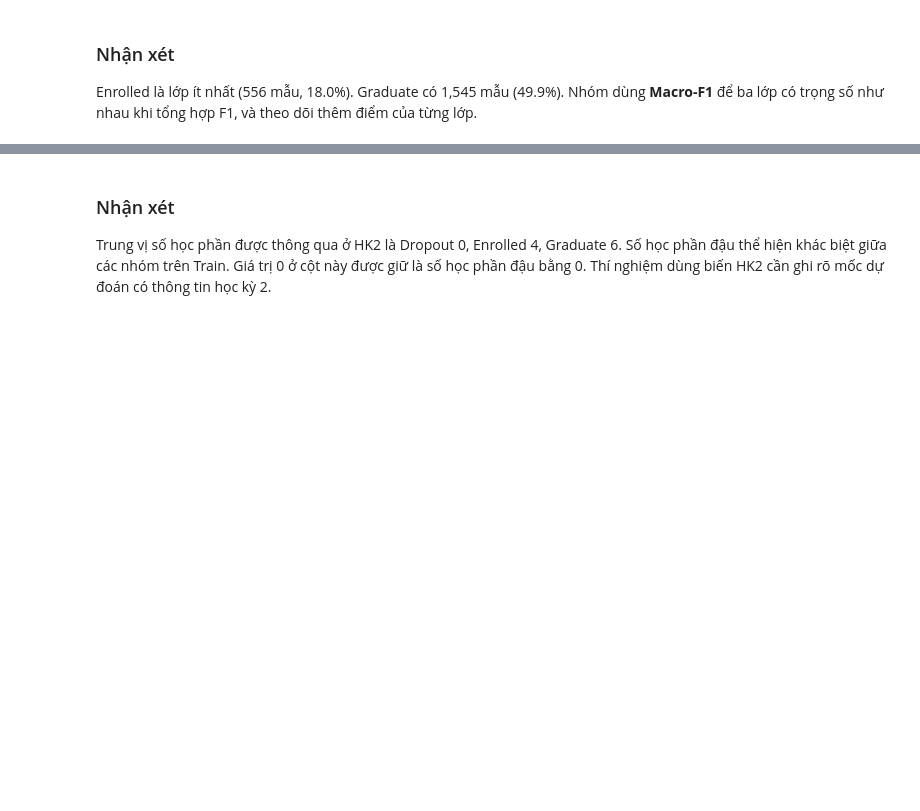
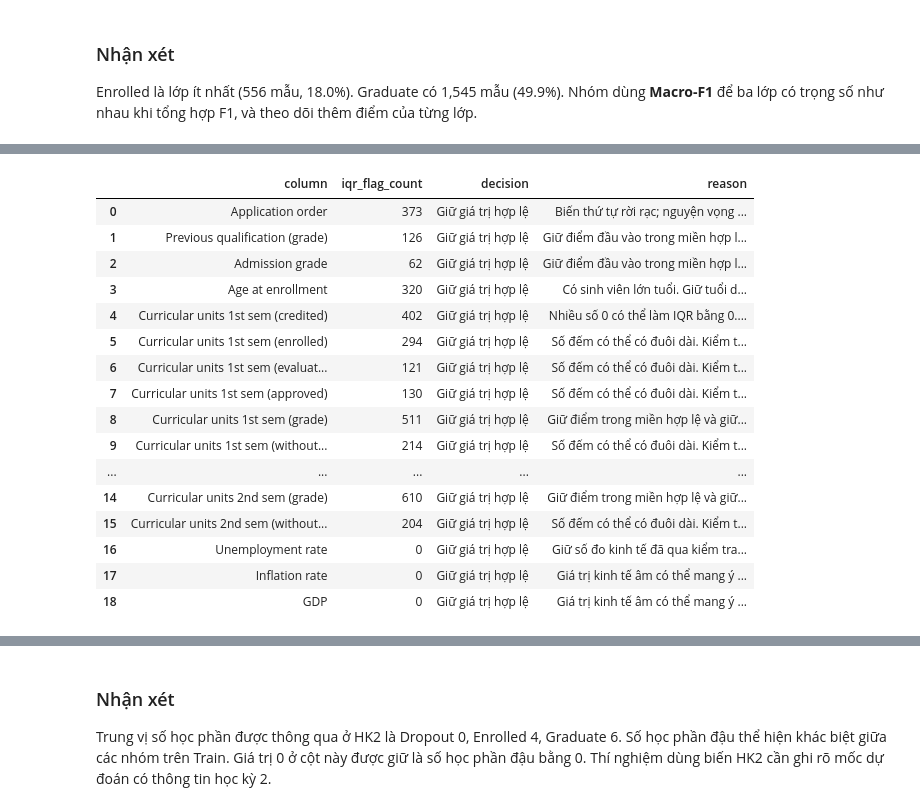
Before and after one commit to HnhanBk415/student-dropout-prediction, a Jupyter notebook: notebooks/data_preparation/01_eda_train.ipynb, the cells around one changed output, grey strips where cells are left out. Saved outputs shown, nothing was run; the diff lists cells and outputs as text; code cells hidden in the pictures; blank space fills up the shorter version.

Commit message:
feat: update EDA and pipeline overview

```diff
--- a/notebooks/data_preparation/01_eda_train.ipynb
+++ b/notebooks/data_preparation/01_eda_train.ipynb
@@ -104,0 +213,47 @@ Enrolled là lớp ít nhất (556 mẫu, 18.0%). Graduate có 1,545 mẫu (49.9
+# %%
+def review_reason(column):
+    # Lý do xét theo ý nghĩa biến; không dùng nhãn hay điểm mô hình để chọn ngưỡng cắt.
+    if column == "Age at enrollment":
+        return "Có sinh viên lớn tuổi. Giữ tuổi dương nguyên; chưa có bằng chứng giá trị cao là lỗi nhập liệu."
+    if column == "Application order":
+        return "Biến thứ tự rời rạc; nguyện vọng ít gặp không phải lỗi chỉ vì vượt ngưỡng IQR."
+    if column.endswith("(credited)"):
+        return "Nhiều số 0 có thể làm IQR bằng 0. Giữ số học phần được công nhận dương, không cắt tất cả về 0."
+    if column.endswith("(grade)") and column.startswith("Curricular units"):
+        return "Giữ điểm trong miền hợp lệ và giữ 0; đối chiếu điểm 0 với số học phần đậu ở bảng riêng."
+    if column.startswith("Curricular units"):
+        return "Số đếm có thể có đuôi dài. Kiểm tra không âm, tính nguyên và đậu không vượt đăng ký; giữ giá trị hợp lệ."
+    if column in ("Inflation rate", "GDP"):
+        return "Giá trị kinh tế âm có thể mang ý nghĩa thực tế; không coi dấu âm hoặc giá trị 0 là lỗi."
+    if column == "Unemployment rate":
+        return "Giữ số đo kinh tế đã qua kiểm tra; cờ IQR nếu có chỉ là mô tả phân bố Train."
+    return "Giữ điểm đầu vào trong miền hợp lệ; chưa có bằng chứng sai dữ liệu để cắt phần đuôi phân bố."
+
+
+outlier_review = numeric_profile[[
+    "column", "min", "q1", "q3", "max", "iqr", "iqr_lower", "iqr_upper",
+    "zero_count", "iqr_flag_count", "iqr_flag_rate",
+]].copy()
+outlier_review["decision"] = "Giữ giá trị hợp lệ"
+outlier_review["reason"] = outlier_review["column"].map(review_reason)
+outlier_review["pipeline_action"] = "Logistic/MLP chuẩn hóa; RF giữ thang đo. Không cắt theo IQR."
+outlier_review.to_csv(table_dir / "outlier_review.csv", index=False)
+display(outlier_review[["column", "iqr_flag_count", "decision", "reason"]])
+# %% [output]
+|  | column | iqr_flag_count | decision | reason |
+| 0 | Application order | 373 | Giữ giá trị hợp lệ | Biến thứ tự rời rạc; nguyện vọng ... |
+| 1 | Previous qualification (grade) | 126 | Giữ giá trị hợp lệ | Giữ điểm đầu vào trong miền hợp l... |
+| 2 | Admission grade | 62 | Giữ giá trị hợp lệ | Giữ điểm đầu vào trong miền hợp l... |
+| 3 | Age at enrollment | 320 | Giữ giá trị hợp lệ | Có sinh viên lớn tuổi. Giữ tuổi d... |
+| 4 | Curricular units 1st sem (credited) | 402 | Giữ giá trị hợp lệ | Nhiều số 0 có thể làm IQR bằng 0.... |
+| 5 | Curricular units 1st sem (enrolled) | 294 | Giữ giá trị hợp lệ | Số đếm có thể có đuôi dài. Kiểm t... |
+| 6 | Curricular units 1st sem (evaluat... | 121 | Giữ giá trị hợp lệ | Số đếm có thể có đuôi dài. Kiểm t... |
+| 7 | Curricular units 1st sem (approved) | 130 | Giữ giá trị hợp lệ | Số đếm có thể có đuôi dài. Kiểm t... |
+| 8 | Curricular units 1st sem (grade) | 511 | Giữ giá trị hợp lệ | Giữ điểm trong miền hợp lệ và giữ... |
+| 9 | Curricular units 1st sem (without... | 214 | Giữ giá trị hợp lệ | Số đếm có thể có đuôi dài. Kiểm t... |
+| ... | ... | ... | ... | ... |
+| 14 | Curricular units 2nd sem (grade) | 610 | Giữ giá trị hợp lệ | Giữ điểm trong miền hợp lệ và giữ... |
+| 15 | Curricular units 2nd sem (without... | 204 | Giữ giá trị hợp lệ | Số đếm có thể có đuôi dài. Kiểm t... |
+| 16 | Unemployment rate | 0 | Giữ giá trị hợp lệ | Giữ số đo kinh tế đã qua kiểm tra... |
+| 17 | Inflation rate | 0 | Giữ giá trị hợp lệ | Giá trị kinh tế âm có thể mang ý ... |
+| 18 | GDP | 0 | Giữ giá trị hợp lệ | Giá trị kinh tế âm có thể mang ý ... |
```
Also changed, not shown: parts of 17 cells of this notebook, 29 other files.
